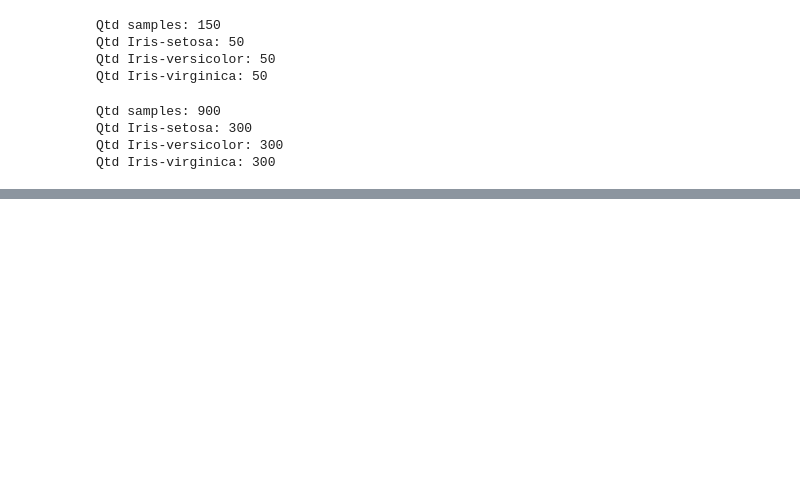
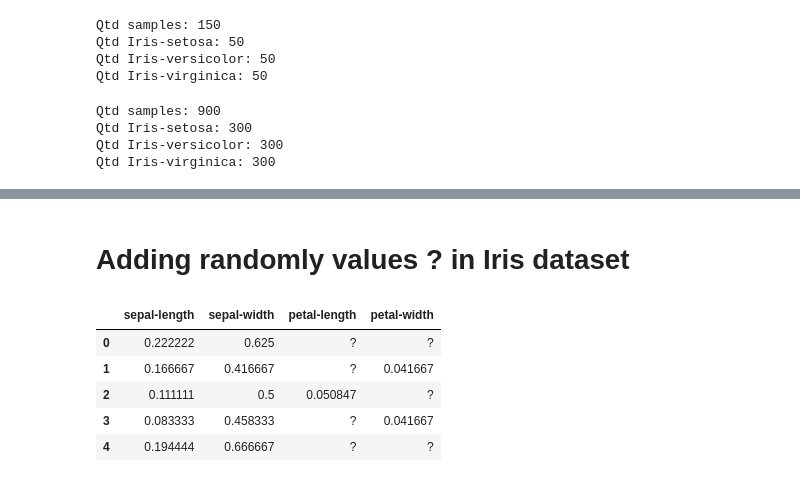
Before and after one commit to cacajr/ML, a Jupyter notebook: sampling_and_imputation.ipynb, the cells around one changed output, grey strips where cells are left out. Drawn from its saved outputs; the diff is of its cells as text; code cells hidden in the pictures; blank space fills up the shorter version.

```diff
--- a/sampling_and_imputation.ipynb
+++ b/sampling_and_imputation.ipynb
@@ -291,0 +294,12 @@ for feature_name, distribution in zip(new_X.columns, distributions):
+# %% [markdown]
+# Adding randomly values ? in Iris dataset
+# %%
+new_X_missing = remove_values_randomly(X, 180)
+new_X_missing.head()
+# %% [output]
+|  | sepal-length | sepal-width | petal-length | petal-width |
+| 0 | 0.222222 | 0.625 | ? | ? |
+| 1 | 0.166667 | 0.416667 | ? | 0.041667 |
+| 2 | 0.111111 | 0.5 | 0.050847 | ? |
+| 3 | 0.083333 | 0.458333 | ? | 0.041667 |
+| 4 | 0.194444 | 0.666667 | ? | ? |
```
Also changed, not shown: parts of 14 cells of this notebook, 1 other file.
